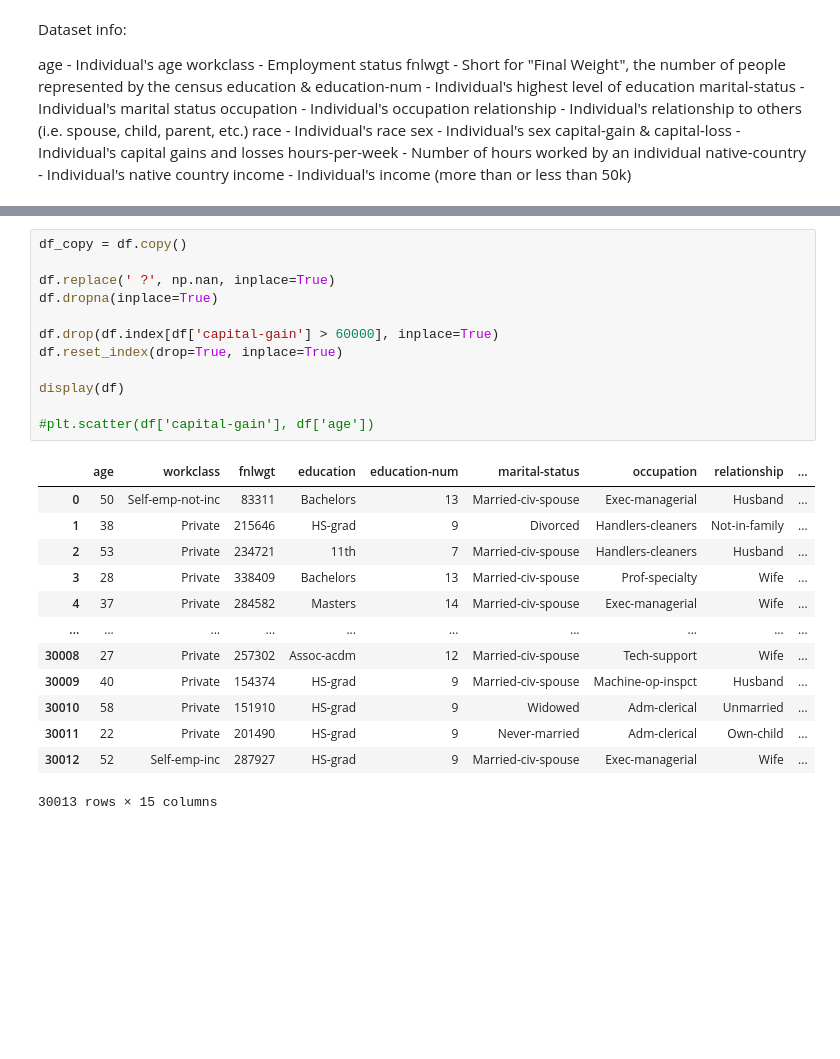
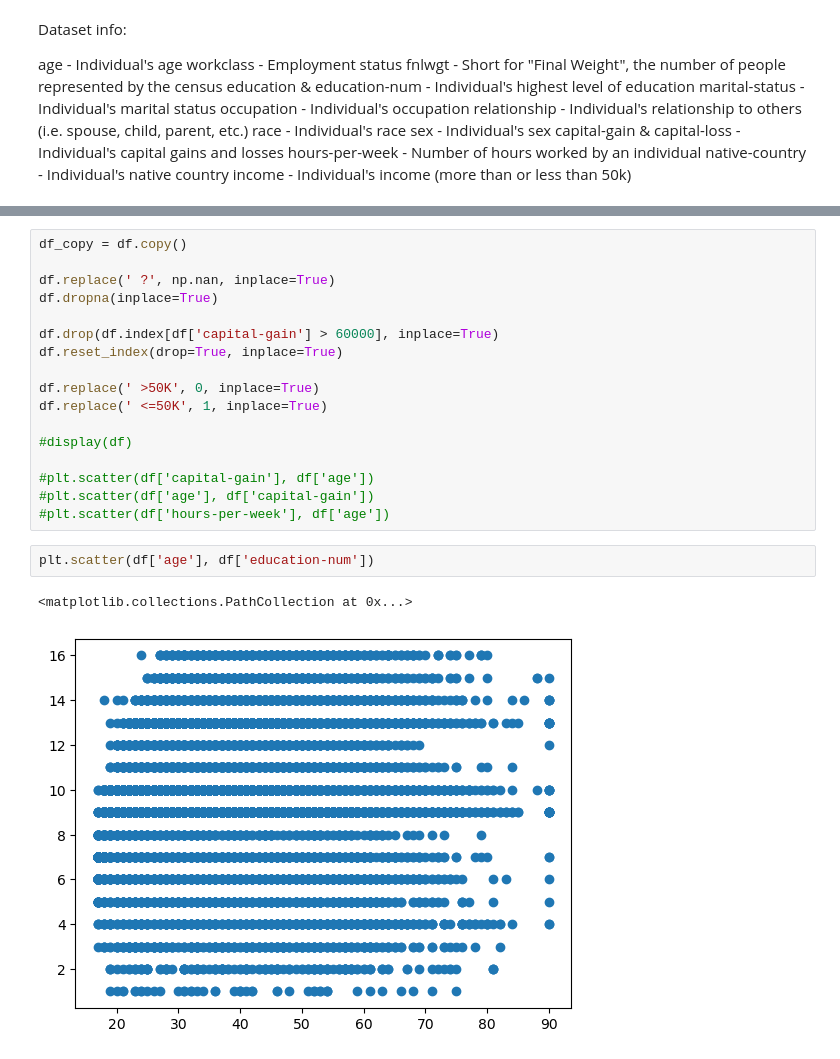
Before and after one commit to JohnJack-Lynch/PPL-Final-Project, a Jupyter notebook: pplFinalNotebookJRL_RH.ipynb, the cells around one changed output, grey strips where cells are left out. Cells and saved outputs as stored; diff of their text form; blank space fills up the shorter version.

```diff
--- a/pplFinalNotebookJRL_RH.ipynb
+++ b/pplFinalNotebookJRL_RH.ipynb
@@ -64,21 +48,17 @@ df.dropna(inplace=True)
 df.drop(df.index[df['capital-gain'] > 60000], inplace=True)
 df.reset_index(drop=True, inplace=True)
 
-display(df)
+df.replace(' >50K', 0, inplace=True)
+df.replace(' <=50K', 1, inplace=True)
+
+#display(df)
 
 #plt.scatter(df['capital-gain'], df['age'])
+#plt.scatter(df['age'], df['capital-gain'])
+#plt.scatter(df['hours-per-week'], df['age'])
-# %% [output]
-|  | age | workclass | fnlwgt | education | education-num | marital-status | occupation | relationship | ... |
-| 0 | 50 | Self-emp-not-inc | 83311 | Bachelors | 13 | Married-civ-spouse | Exec-managerial | Husband | ... |
-| 1 | 38 | Private | 215646 | HS-grad | 9 | Divorced | Handlers-cleaners | Not-in-family | ... |
-| 2 | 53 | Private | 234721 | 11th | 7 | Married-civ-spouse | Handlers-cleaners | Husband | ... |
-| 3 | 28 | Private | 338409 | Bachelors | 13 | Married-civ-spouse | Prof-specialty | Wife | ... |
-| 4 | 37 | Private | 284582 | Masters | 14 | Married-civ-spouse | Exec-managerial | Wife | ... |
-| ... | ... | ... | ... | ... | ... | ... | ... | ... | ... |
-| 30008 | 27 | Private | 257302 | Assoc-acdm | 12 | Married-civ-spouse | Tech-support | Wife | ... |
-| 30009 | 40 | Private | 154374 | HS-grad | 9 | Married-civ-spouse | Machine-op-inspct | Husband | ... |
-| 30010 | 58 | Private | 151910 | HS-grad | 9 | Widowed | Adm-clerical | Unmarried | ... |
-| 30011 | 22 | Private | 201490 | HS-grad | 9 | Never-married | Adm-clerical | Own-child | ... |
-| 30012 | 52 | Self-emp-inc | 287927 | HS-grad | 9 | Married-civ-spouse | Exec-managerial | Wife | ... |
-30013 rows × 15 columns
+# %%
+plt.scatter(df['age'], df['education-num'])
+# %% [output]
+<matplotlib.collections.PathCollection at 0x...>
+[figure, added]
 # %% [markdown]
```
Also changed, not shown: parts of 5 cells of this notebook.
